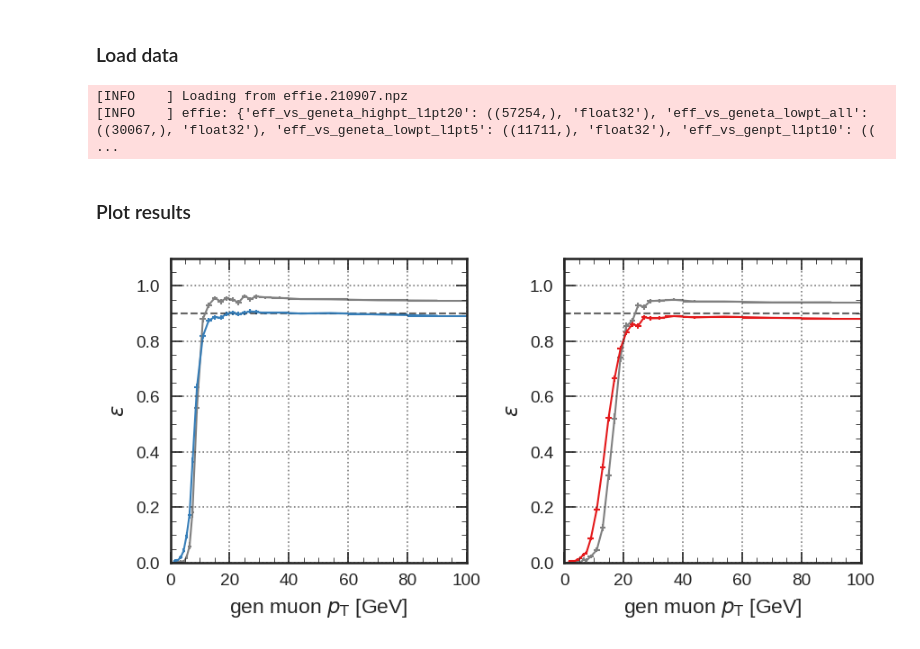
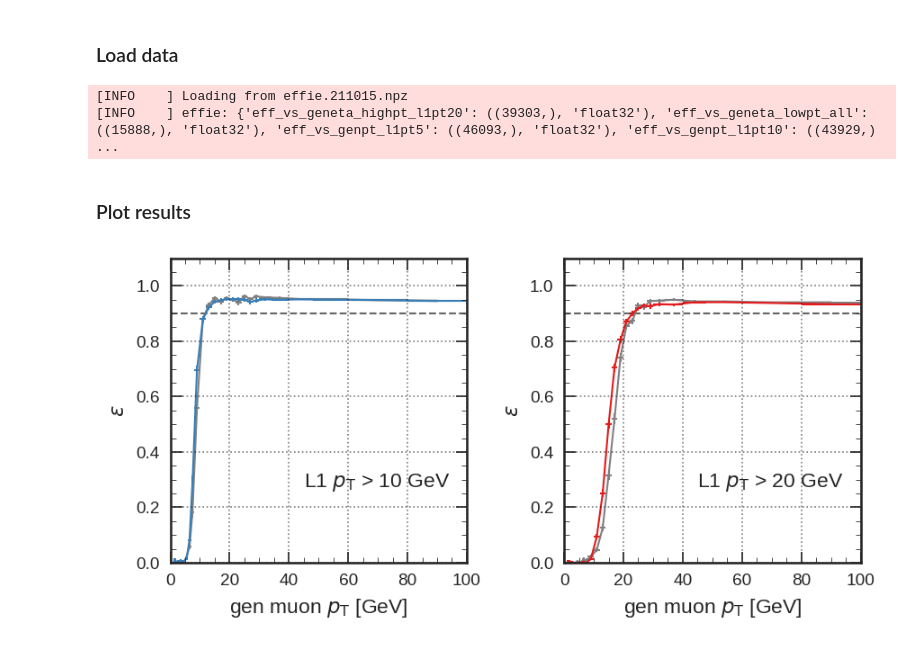
Before and after one commit to jiafulow/user-notebooks, a Jupyter notebook: 31-efficiency.ipynb, the cells around one changed output. Cells and saved outputs as stored; diff of their text form; code cells hidden in the pictures.

```diff
--- a/31-efficiency.ipynb
+++ b/31-efficiency.ipynb
@@ -64,7 +64,7 @@ maxevents = 200_000
 #maxevents = -1
 
 # Input files
-effie_fname = 'effie.210907.npz'
+effie_fname = 'effie.211015.npz'
 
 logger.info('Using settings   : |')
 logger.info('.. zone          : {}'.format(zone))
@@ -89,26 +89,26 @@ def load_effie():
 # Load data
 effie_data = load_effie()
 # %% [output]
-[INFO    ] Loading from effie.210907.npz
-[INFO    ] effie: {'eff_vs_geneta_highpt_l1pt20': ((57254,), 'float32'), 'eff_vs_geneta_lowpt_all': ((30067,), 'float32'), 'eff_vs_geneta_lowpt_l1pt5': ((11711,), 'float32'), 'eff_vs_genpt_l1pt10': (( ...
+[INFO    ] Loading from effie.211015.npz
+[INFO    ] effie: {'eff_vs_geneta_highpt_l1pt20': ((39303,), 'float32'), 'eff_vs_geneta_lowpt_all': ((15888,), 'float32'), 'eff_vs_genpt_l1pt5': ((46093,), 'float32'), 'eff_vs_genpt_l1pt10': ((43929,) ...
 # %% [markdown]
 ### Plot results
 # %%
 # Efficiency vs pt (comparison with p2tdr)
 eff_pt_bins_p2tdr = np.array([0., 0.5, 1., 1.5, 2., 3., 4., 5., 6., 7., 8., 10., 12., 14., 16., 18., 20.,
-   22., 24., 26., 28., 30., 34., 40., 48., 60., 80., 100.], dtype=np.float32)
+  22., 24., 26., 28., 30., 34., 40., 48., 60., 80., 100.], dtype=np.float32)
 num_hist_p2tdr_pt5 = np.array([   0,    0,    0,    0,    6,   24,  140,  351,  379,  359,  799,  825,
-  783,  789,  762,  775,  809,  780,  790,  754,  802, 1566, 2322, 3100, 4690, 7794, 7830], dtype=np.int64)
+  783,  789,  762,  775,  809,  780,  790,  754,  802, 1566, 2322, 3100, 4690, 7794, 7830], dtype=np.int32)
 denom_hist_p2tdr_pt5 = np.array([   0,    0,    0,    0,  416,  411,  390,  438,  420,  387,  834,  853,
-  811,  818,  798,  806,  846,  826,  816,  789,  830, 1629, 2419, 3239, 4910, 8182, 8226], dtype=np.int64)
+  811,  818,  798,  806,  846,  826,  816,  789,  830, 1629, 2419, 3239, 4910, 8182, 8226], dtype=np.int32)
 num_hist_p2tdr_pt10 = np.array([   0,    0,    0,    0,    1,    2,    1,    9,   25,   71,  466,  751,
-  755,  782,  753,  770,  804,  776,  786,  751,  798, 1561, 2313, 3083, 4670, 7754, 7786], dtype=np.int64)
+  755,  782,  753,  770,  804,  776,  786,  751,  798, 1561, 2313, 3083, 4670, 7754, 7786], dtype=np.int32)
 denom_hist_p2tdr_pt10 = np.array([   0,    0,    0,    0,  416,  411,  390,  438,  420,  387,  834,  853,
-  811,  818,  798,  806,  846,  826,  816,  789,  830, 1629, 2419, 3239, 4910, 8182, 8226], dtype=np.int64)
+  811,  818,  798,  806,  846,  826,  816,  789,  830, 1629, 2419, 3239, 4910, 8182, 8226], dtype=np.int32)
 num_hist_p2tdr_pt20 = np.array([   0,    0,    0,    0,    1,    0,    1,    0,    5,    3,   19,   39,
-  102,  259,  415,  598,  724,  721,  759,  729,  784, 1542, 2297, 3056, 4632, 7692, 7736], dtype=np.int64)
+  102,  259,  415,  598,  724,  721,  759,  729,  784, 1542, 2297, 3056, 4632, 7692, 7736], dtype=np.int32)
 denom_hist_p2tdr_pt20 = np.array([   0,    0,    0,    0,  416,  411,  390,  438,  420,  387,  834,  853,
-  811,  818,  798,  806,  846,  826,  816,  789,  830, 1629, 2419, 3239, 4910, 8182, 8226], dtype=np.int64)
+  811,  818,  798,  806,  846,  826,  816,  789,  830, 1629, 2419, 3239, 4910, 8182, 8226], dtype=np.int32)
 
 
 # Plot
@@ -116,40 +116,46 @@ fig, axs = plt.subplots(1, 2, figsize=(6, 3), tight_layout=True)
 
 for i in range(2):
   if i == 0:
+    # 10 GeV
     color = '#377eb8'
     denom_data = effie_data['eff_vs_genpt_all']
     num_data = effie_data['eff_vs_genpt_l1pt10']
     color_ref = 'gray'
     denom_hist_ref = denom_hist_p2tdr_pt10
     num_hist_ref = num_hist_p2tdr_pt10
+    text = r'L1 $p_{\mathrm{T}}$ > 10 GeV'
   else:
+    # 20 GeV
     color = '#e41a1c'
     denom_data = effie_data['eff_vs_genpt_all']
     num_data = effie_data['eff_vs_genpt_l1pt20']
     color_ref = 'gray'
     denom_hist_ref = denom_hist_p2tdr_pt20
     num_hist_ref = num_hist_p2tdr_pt20
+    text = r'L1 $p_{\mathrm{T}}$ > 20 GeV'
 
   denom_hist, edges = np.histogram(denom_data, bins=eff_pt_bins_p2tdr)
   num_hist, edges = np.histogram(num_data, bins=eff_pt_bins_p2tdr)
   with np.errstate(divide='ignore', invalid='ignore'):
     eff_hist = np.true_divide(num_hist, denom_hist)
     eff_hist_ref = np.true_divide(num_hist_ref, denom_hist_ref)
 
+  ax = axs[i]
   xdata = (edges[1:] + edges[:-1]) / 2
   xerr = (edges[1:] - edges[:-1]) / 2
   yerr = emtf_nbtools.find_efficiency_errors(denom_hist_ref, num_hist_ref)
   ydata = eff_hist_ref
-  axs[i].errorbar(xdata, ydata, xerr=xerr, yerr=yerr, color=color_ref, marker=',', capsize=0, lw=1)
+  ax.errorbar(xdata, ydata, xerr=xerr, yerr=yerr, color=color_ref, marker=',', capsize=0, lw=1)
   yerr = emtf_nbtools.find_efficiency_errors(denom_hist, num_hist)
   ydata = eff_hist
-  axs[i].errorbar(xdata, ydata, xerr=xerr, yerr=yerr, color=color, marker=',', capsize=0, lw=1)
-  axs[i].axhline(0.9, ls='dashed', lw=1, color='k', alpha=0.6)
-  axs[i].set_xlim(0, edges[-1])
-  axs[i].set_ylim(0, 1.1)
-  axs[i].set_xlabel(r'gen muon $p_{\mathrm{T}}$ [GeV]')
-  axs[i].set_ylabel(r'$\varepsilon$')
+  ax.errorbar(xdata, ydata, xerr=xerr, yerr=yerr, color=color, marker=',', capsize=0, lw=1)
+  ax.axhline(0.9, ls='dashed', lw=1, color='k', alpha=0.6)
+  ax.set_xlim(edges[0], edges[-1])
+  ax.set_ylim(0, 1.1)
+  ax.set_xlabel(r'gen muon $p_{\mathrm{T}}$ [GeV]')
+  ax.set_ylabel(r'$\varepsilon$')
+  ax.text(0.45, 0.25, text, fontsize=11, transform=axs[i].transAxes)
 
 plt.show()
 # %% [output]
-[figure, old version]
+[figure, new version]
```
Also changed, not shown: parts of 3 cells of this notebook, 1 other file.
